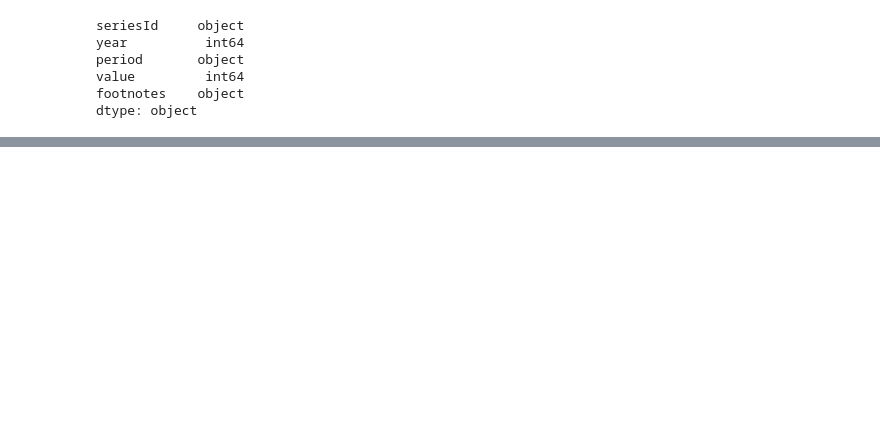
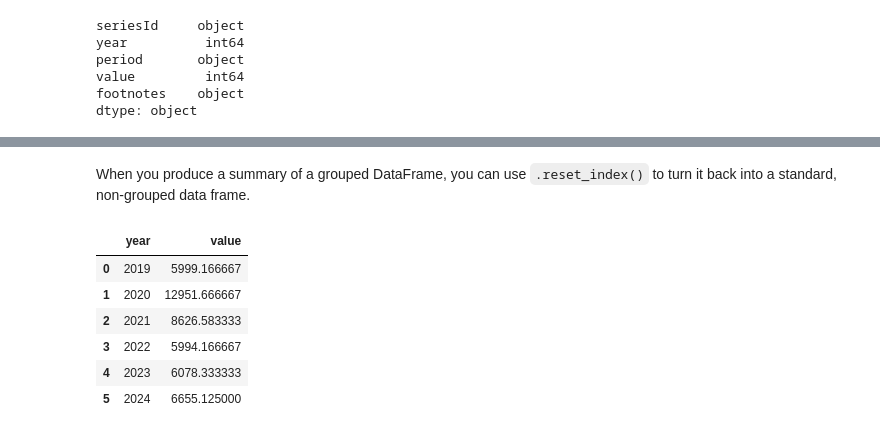
Before and after one commit to DeisData/python, a Jupyter notebook: condensed/webscraping.ipynb, the cells around one changed output, grey strips where cells are left out. Cells and saved outputs as stored; diff of their text form; code cells hidden in the pictures; blank space fills up the shorter version.

```diff
--- a/condensed/webscraping.ipynb
+++ b/condensed/webscraping.ipynb
@@ -227,0 +343,13 @@ dtype: object
+# %% [markdown]
+When you produce a summary of a grouped DataFrame, you can use `.reset_index()` to turn it back into a standard, non-grouped data frame.
+# %%
+unemployment_by_year_df = unemployment_by_year.reset_index()
+unemployment_by_year_df
+# %% [output]
+|  | year | value |
+| 0 | 2019 | 5999.166667 |
+| 1 | 2020 | 12951.666667 |
+| 2 | 2021 | 8626.583333 |
+| 3 | 2022 | 5994.166667 |
+| 4 | 2023 | 6078.333333 |
+| 5 | 2024 | 6655.125000 |
```
Also changed, not shown: parts of 40 cells of this notebook.
